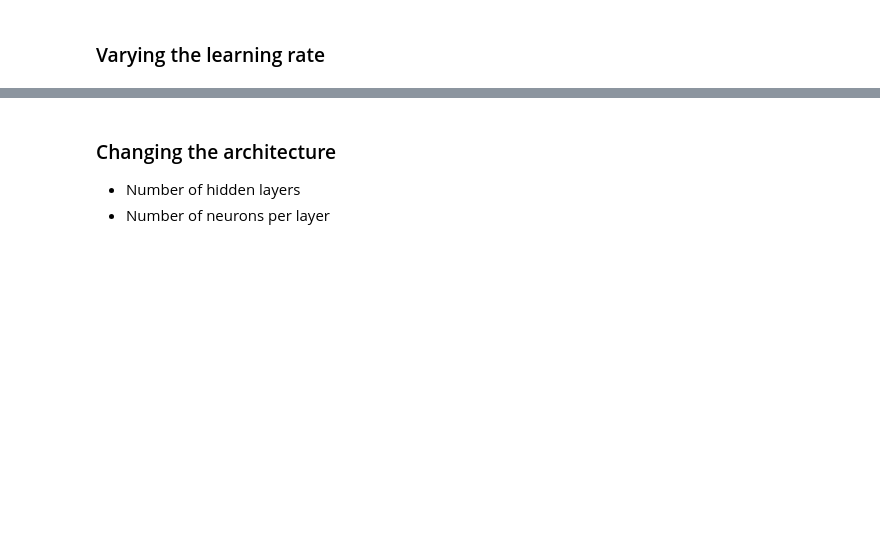
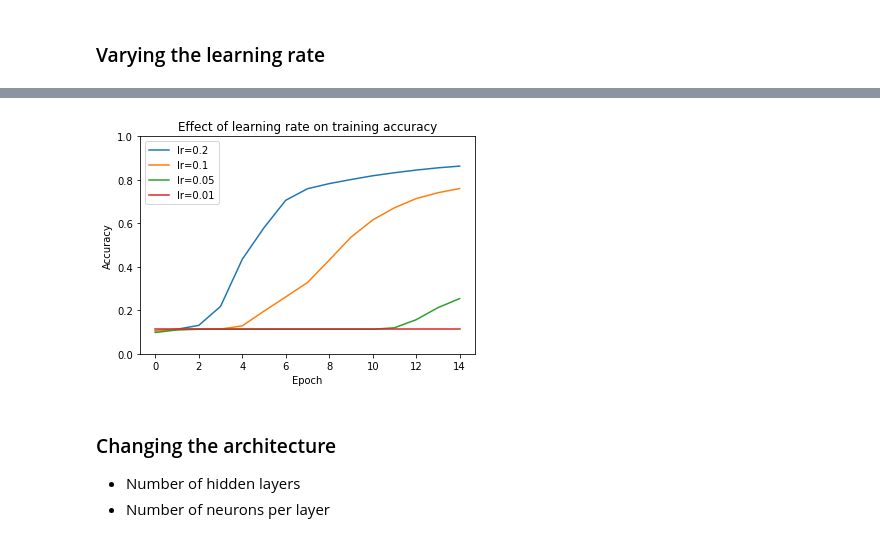
Before and after one commit to vtd9/multilayer-perceptron, a Jupyter notebook: HW1.ipynb, the cells around one changed output, grey strips where cells are left out. Drawn from its saved outputs; the diff is of its cells as text; code cells hidden in the pictures; blank space fills up the shorter version.

```diff
--- a/HW1.ipynb
+++ b/HW1.ipynb
@@ -724,10 +866,11 @@ Utility.plot_results(lr_results[0][0], lr_results[1][0],
 # %%
 # Plot training accuracy for the different learning rates used
-Utility.plot_results(lr_results[0][1], lr_results[1][1],
-                     lr_results[2][1], lr_results[3][1],
-                     labels=('lr=0.002', 'lr=0.001', 'lr=5e-4', 'lr=1e-4'),
+Utility.plot_results([_[1] for _ in lr_results],
+                     labels=['lr=' + str(lr) for lr in lrs],
                      ylabel='Accuracy', ymax=1.0,
                      title='Effect of learning rate on training accuracy')
+# %% [output]
+[figure, added]
 # %% [markdown]
 ### Changing the architecture
 
```
Also changed, not shown: parts of 20 cells of this notebook.
